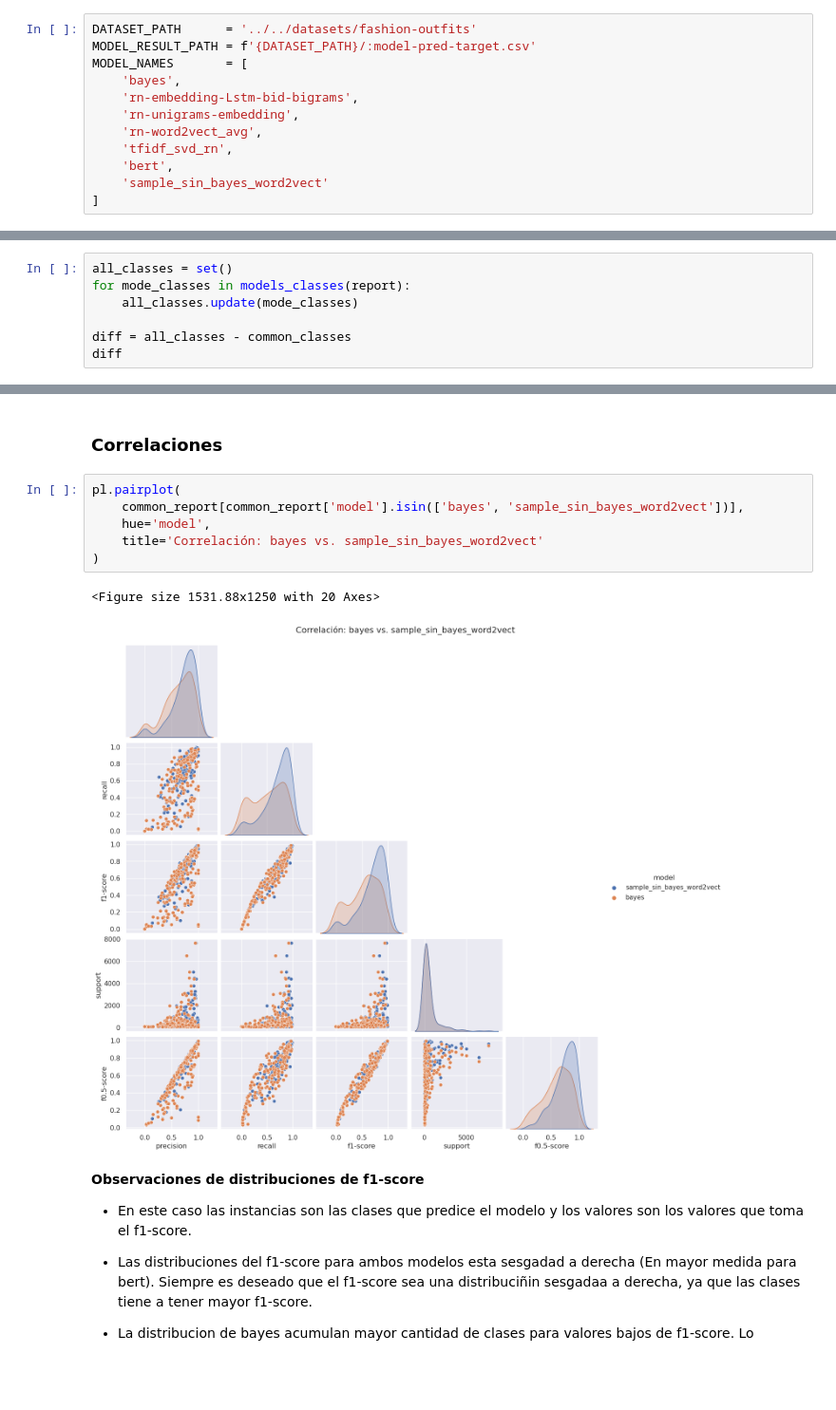
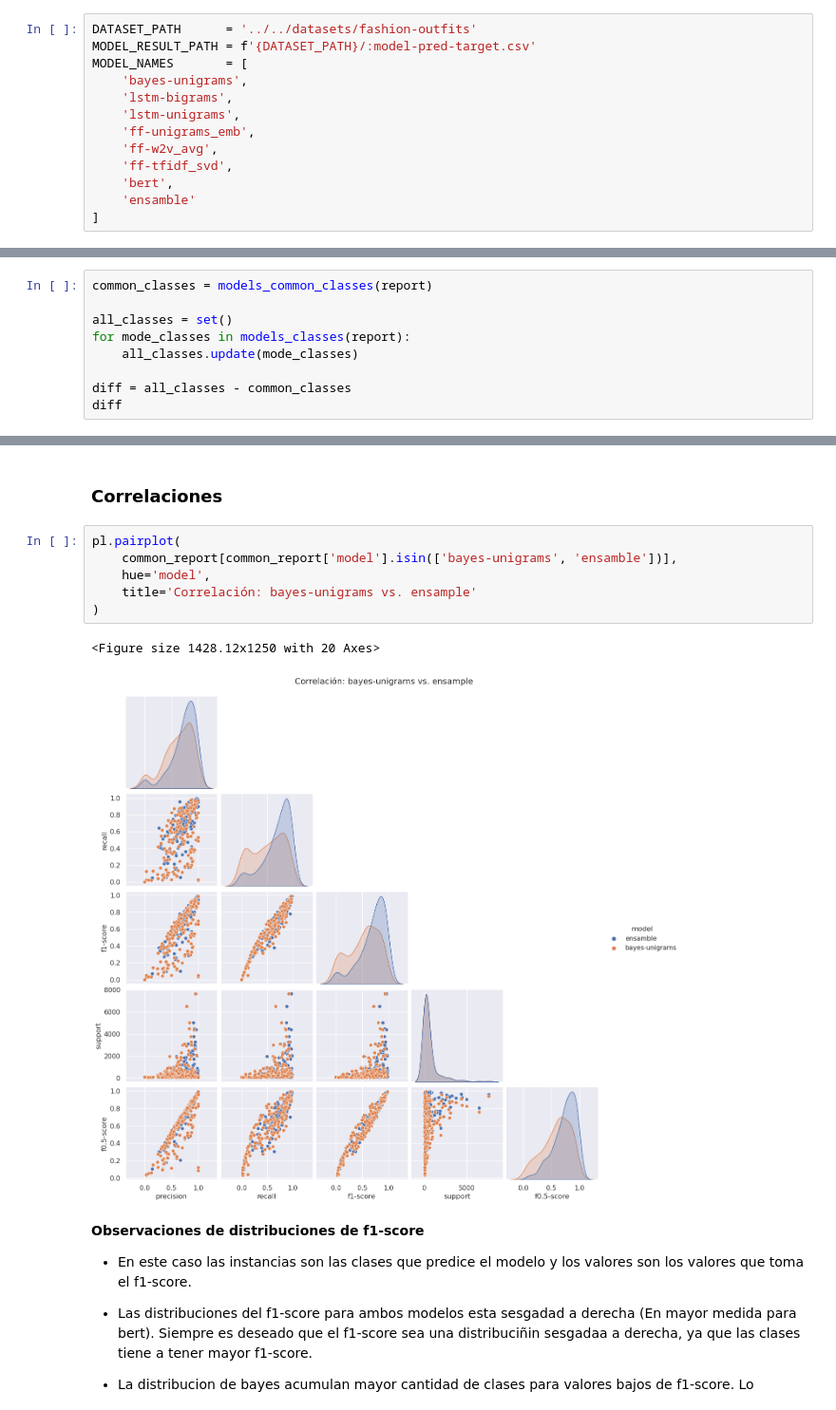
Before and after one commit to magistery-tps/text-mining, a Jupyter notebook: notebooks/fashion-outfits/9-comparative-metrics.ipynb, the cells around one changed output, grey strips where cells are left out. Shown at 95% size. Saved outputs shown, nothing was run; the diff lists cells and outputs as text; blank space fills up the shorter version.

Commit message:
feat: update model names

```diff
--- a/notebooks/fashion-outfits/9-comparative-metrics.ipynb
+++ b/notebooks/fashion-outfits/9-comparative-metrics.ipynb
@@ -28,13 +25,14 @@ warnings.filterwarnings('ignore')
 DATASET_PATH      = '../../datasets/fashion-outfits'
 MODEL_RESULT_PATH = f'{DATASET_PATH}/:model-pred-target.csv'
 MODEL_NAMES       = [
-    'bayes',
-    'rn-embedding-Lstm-bid-bigrams',
-    'rn-unigrams-embedding',
-    'rn-word2vect_avg',
-    'tfidf_svd_rn',
+    'bayes-unigrams',
+    'lstm-bigrams',
+    'lstm-unigrams',
+    'ff-unigrams_emb',
+    'ff-w2v_avg',
+    'ff-tfidf_svd',
     'bert',
-    'sample_sin_bayes_word2vect'
+    'ensamble'
 ]
 # %%
 def save_report(report):
@@ -108,6 +107,8 @@ report = report.sort_values(by=['order']).drop(columns=['order'])
 # %% [markdown]
 ### Comparativa de distribuciones
 # %%
+common_classes = models_common_classes(report)
+
 all_classes = set()
 for mode_classes in models_classes(report):
     all_classes.update(mode_classes)
@@ -174,13 +175,13 @@ upper_outliers_level(common_report, 'support')
 ### Correlaciones
 # %%
 pl.pairplot(
-    common_report[common_report['model'].isin(['bayes', 'sample_sin_bayes_word2vect'])],
+    common_report[common_report['model'].isin(['bayes-unigrams', 'ensamble'])],
     hue='model',
-    title='Correlación: bayes vs. sample_sin_bayes_word2vect'
+    title='Correlación: bayes-unigrams vs. ensample'
 )
 # %% [output]
-<Figure size 1531.88x1250 with 20 Axes>
+<Figure size 1428.12x1250 with 20 Axes>
-[figure, old version]
+[figure, new version]
 # %% [markdown]
 **Observaciones de distribuciones de f1-score**
 
```
Also changed, not shown: parts of 13 cells of this notebook, 8 other files.
